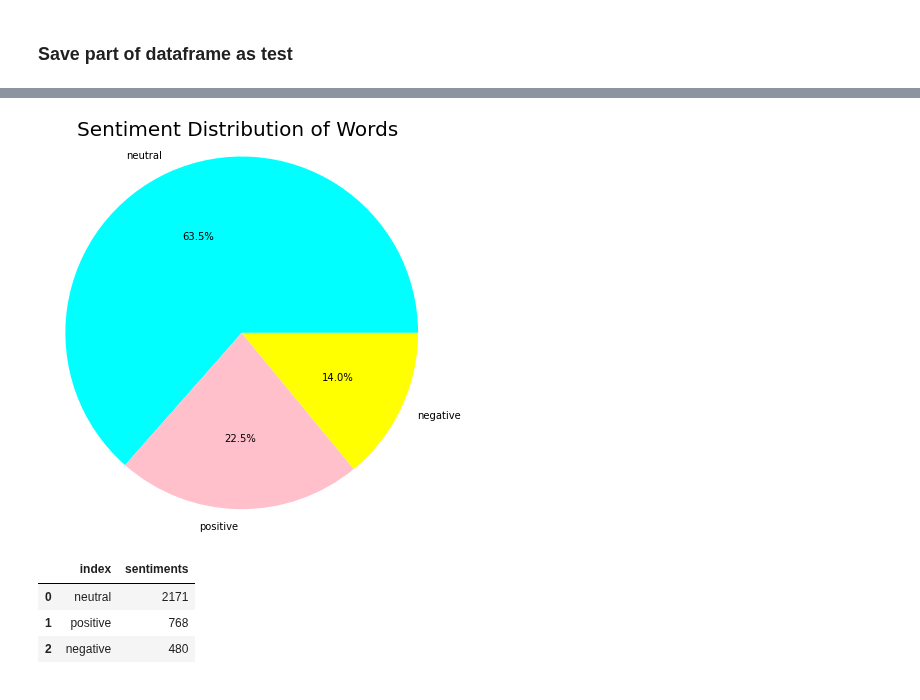
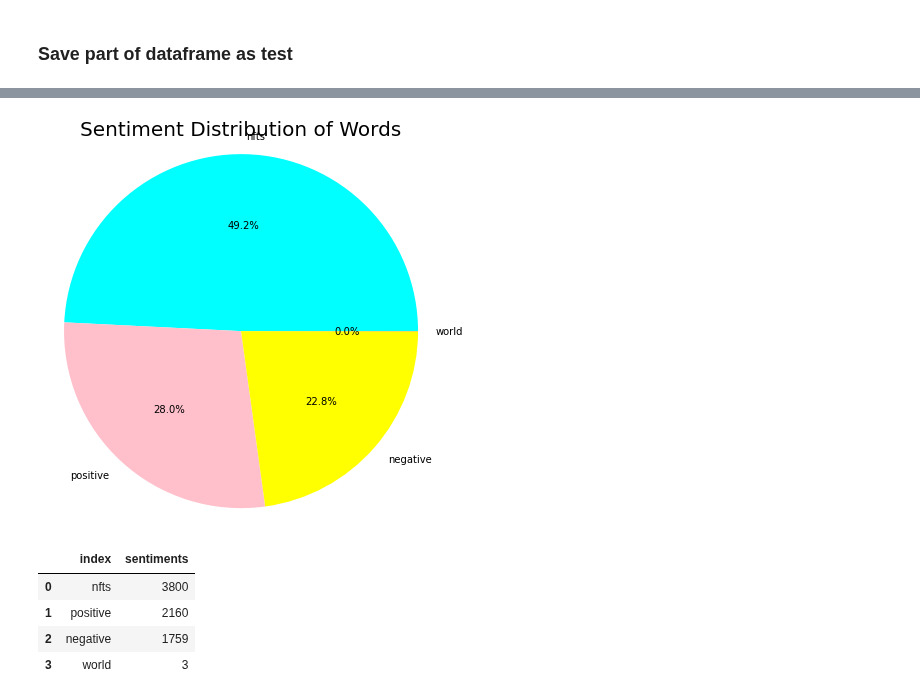
Before and after one commit to flitcroftj/Bitcoin-Sentiment-from-Tweets, a Jupyter notebook: model_creation.ipynb, the cells around one changed output, grey strips where cells are left out. Saved outputs shown, nothing was run; the diff lists cells and outputs as text; code cells hidden in the pictures.

```diff
--- a/model_creation.ipynb
+++ b/model_creation.ipynb
@@ -115,6 +94,6 @@ w2v = Word2Vec(min_count=4,
 
 w2v.build_vocab(df.no_stop, progress_per=500)
 # %%
-w2v.train(df.no_stop, total_examples=len(df), epochs=80, report_delay=1)
+w2v.train(df.no_stop, total_examples=len(df), epochs=20, report_delay=1)
 w2v.wv.most_similar(positive=['sell'])
 # %% [output]
@@ -131,4 +110,4 @@ w2v.wv.most_similar(positive=['sell'])
 # %%
 word_vector = w2v.wv
-model = KMeans(n_clusters=5, max_iter=1000, random_state=42, n_init=50).fit(X=word_vector.vectors.astype('double'))
+model = KMeans(n_clusters=3, max_iter=1000, random_state=42, n_init=50).fit(X=word_vector.vectors.astype('double'))
 # %%
@@ -161,4 +165,0 @@ words.cluster = words.cluster.apply(lambda x: x[0])
-# %%
-words['cluster_value'] = [-1 if i==0 else 1 if i==4 else 0 for i in words.cluster]
-words['closeness_score'] = words.apply(lambda x: 1/(model.transform([x.vectors]).min()), axis=1)
-words[words["cluster_value"]==-1].sort_values("closeness_score")
@@ -179,36 +166,26 @@ words[words["cluster_value"]==-1].sort_values("closeness_score")
-# %%
-positive = ['buy','bull','moon','shib','profit','rich']
-neutral = ['analysis','sentiment','trade']
-negative= ['sell','bear','fear','dump','poor']
-for i in positive:
-    words.loc[words["words"]==i,"cluster_value"]=1
-
-for i in neutral:
-    words.loc[words["words"]==i,"cluster_value"]=0
-
-for i in negative:
-    words.loc[words["words"]==i,"cluster_value"]=-1
 # %%
 # Plotting pie chart of Sentiment Distribution of words
-emotion = {0: "neutral",
-           1: "positive",
-          -1: "negative"}
+emotion = {0: "nfts",
+           1: "negative",
+           2: "positive",
+           3: "world"}
 
-words["sentiments"] = words["cluster_value"].map(emotion)
+words["sentiments"] = words["cluster"].map(emotion)
 
 fig = plt.gcf()
 fig.set_size_inches(7,7)
-colors = ["cyan","pink","yellow"]
+colors = ["cyan","pink","yellow", "orange"]
 df_pie=words["sentiments"].value_counts().reset_index()
 plt.pie(df_pie["sentiments"],labels=df_pie["index"],radius=2,colors=colors,autopct="%1.1f%%")
 plt.axis('equal')
-plt.title("Sentiment Distribution of Words ", fontsize=20)
+plt.title("Sentiment Distribution of Words", fontsize=20)
 plt.show()
 df_pie
 # %% [output]
-[figure, old version]
+[figure, new version]
 |  | index | sentiments |
-| 0 | neutral | 2171 |
-| 1 | positive | 768 |
-| 2 | negative | 480 |
+| 0 | nfts | 3800 |
+| 1 | positive | 2160 |
+| 2 | negative | 1759 |
+| 3 | world | 3 |
 # %%
```
Also changed, not shown: parts of 11 cells of this notebook, 7 other files.
